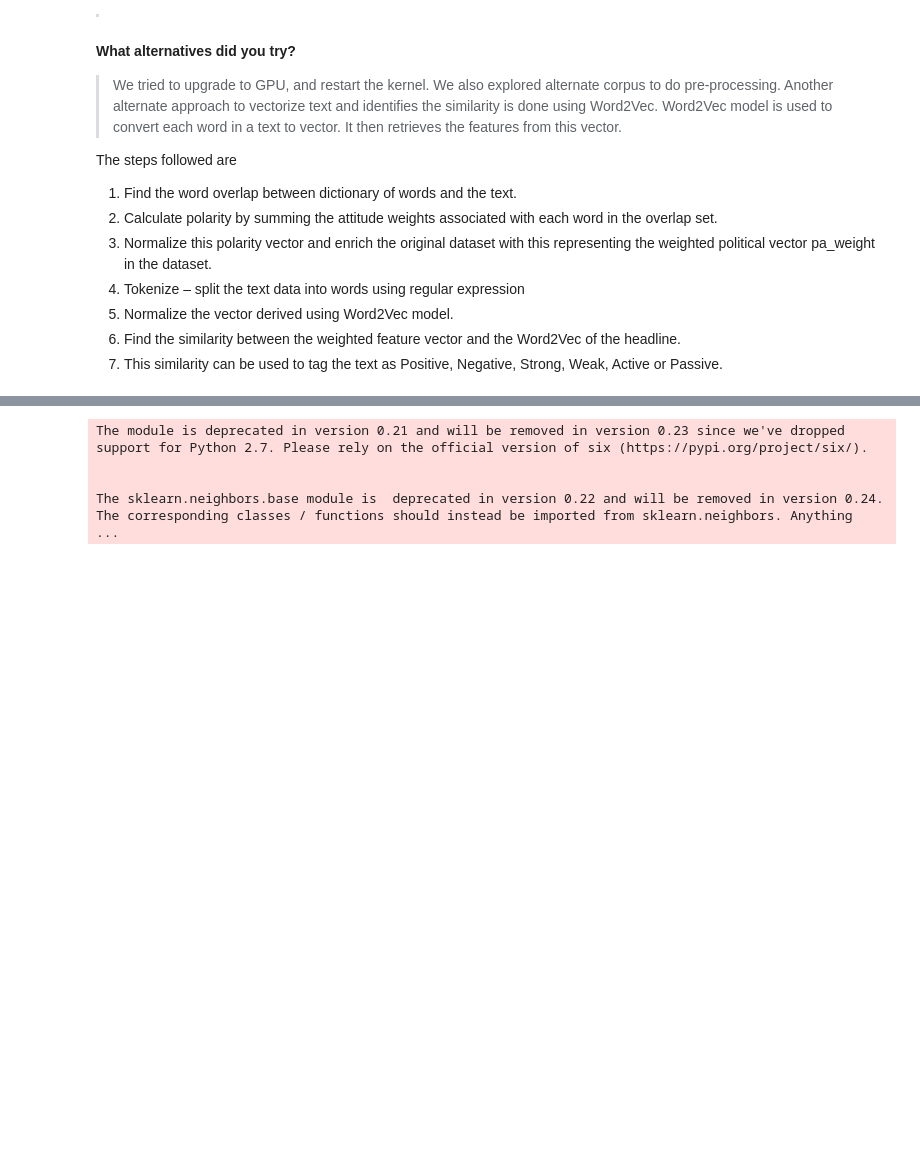
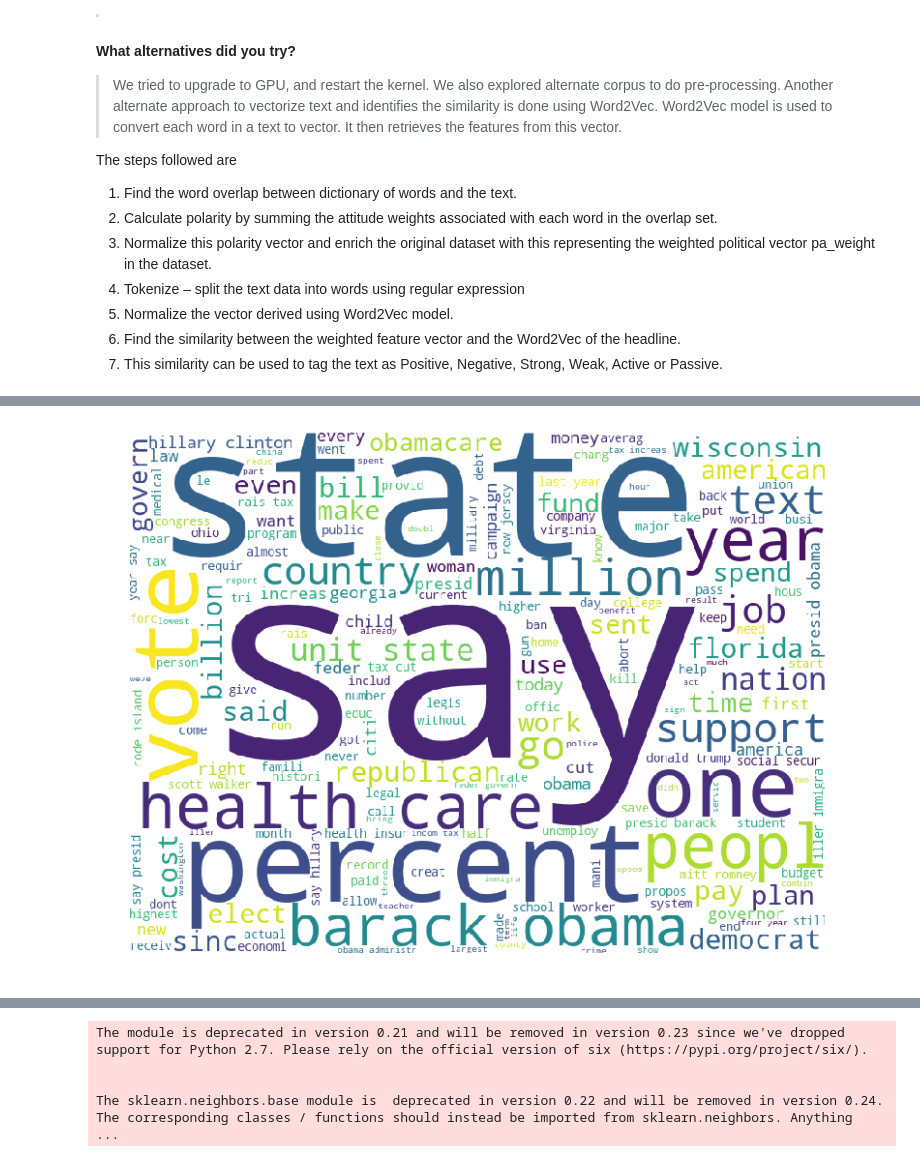
Before and after one commit to mal258/machinelearning258, a Jupyter notebook: Final_Exam/ML_Final_Exam_Submission.ipynb, the cells around one changed output, grey strips where cells are left out. Drawn from its saved outputs; the diff is of its cells as text; code cells hidden in the pictures; blank space fills up the shorter version.

```diff
--- a/Final_Exam/ML_Final_Exam_Submission.ipynb
+++ b/Final_Exam/ML_Final_Exam_Submission.ipynb
@@ -120,0 +289,12 @@ GitHub URL: Individual Git Hub Link
+# %%
+!wget -P /root/input/ -c "https://s3.amazonaws.com/dl4j-distribution/GoogleNews-vectors-negative300.bin.gz"
+
+from gensim import models
+model = gensim.models.KeyedVectors.load_word2vec_format('/root/input/GoogleNews-vectors-negative300.bin.gz', binary=True)
+words = model.index2word
+
+w_rank = {}
+for i,word in enumerate(words):
+    w_rank[word] = i
+
+WORDS = w_rank
@@ -120,0 +336,16 @@ GitHub URL: Individual Git Hub Link
+# %%
+def spell_checker(text):
+    all_words = re.findall(r'\w+', text.lower()) # split sentence to words
+    spell_checked_text  = []
+    for i in range(len(all_words)):
+        spell_checked_text.append(correction(all_words[i]))
+    return ' '.join(spell_checked_text)
+# %%
+print("Before: \n", train_news['clean'][0] )
+t1 = time.time()
+train_news['clean'] = train_news['clean'].apply(spell_checker)
+t2 = time.time()
+print("\nTime to spell check the train data: \n", len(train_news), "news:", (t2-t1)/60, "min")
+
+print("\nAfter: \n",train_news['clean'][0] )
+train_news.head(5)
@@ -120,0 +404,12 @@ GitHub URL: Individual Git Hub Link
+# %%
+def cloud(data,backgroundcolor = 'white', width = 800, height = 600):
+    wordcloud = WordCloud(stopwords = STOPWORDS, background_color = backgroundcolor,
+                         width = width, height = height).generate(data)
+    plt.figure(figsize = (15, 10))
+    plt.imshow(wordcloud)
+    plt.axis("off")
+    plt.show()
+
+cloud(' '.join(train_news['clean']))
+# %% [output]
+[figure, added]
```
Also changed, not shown: parts of 147 cells of this notebook.
